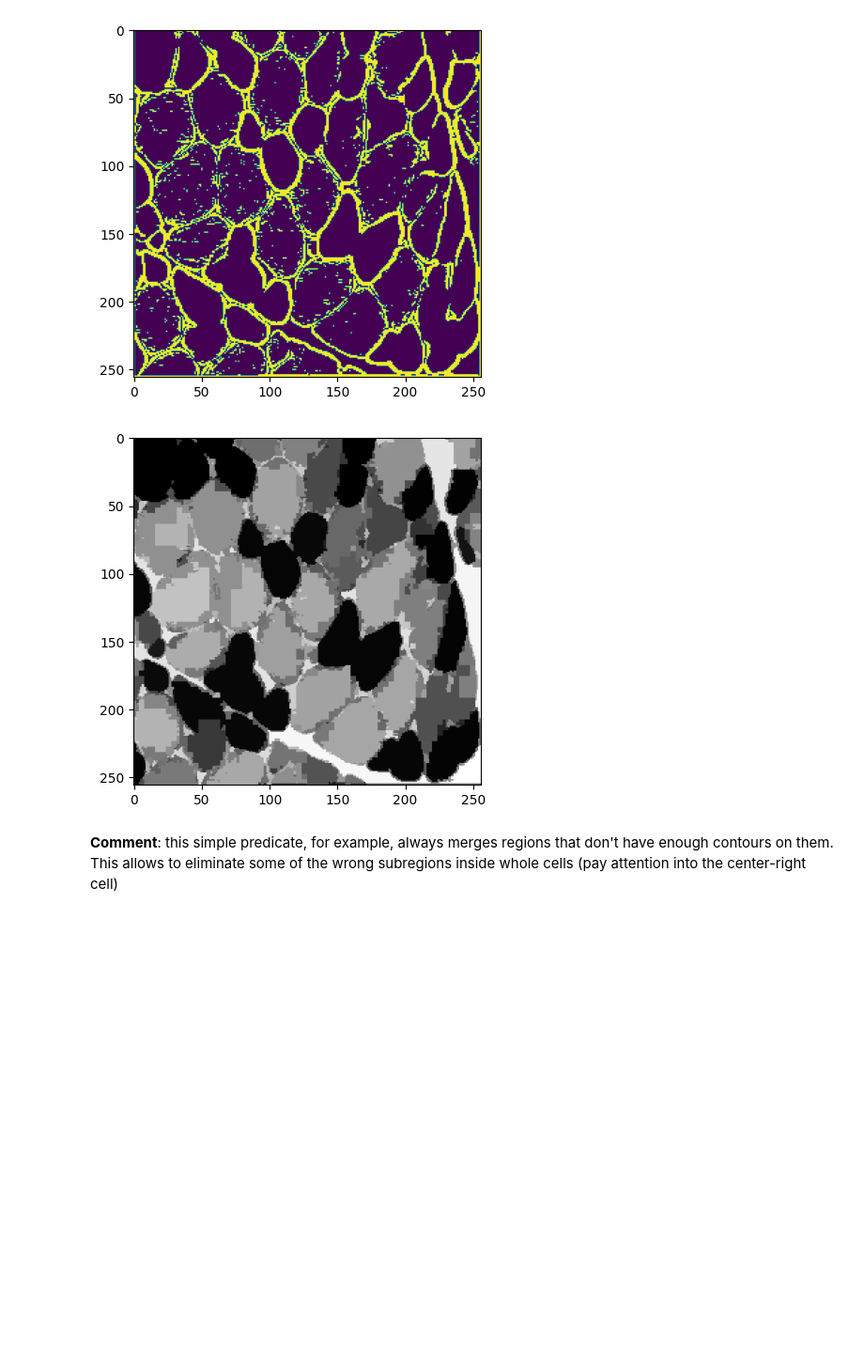
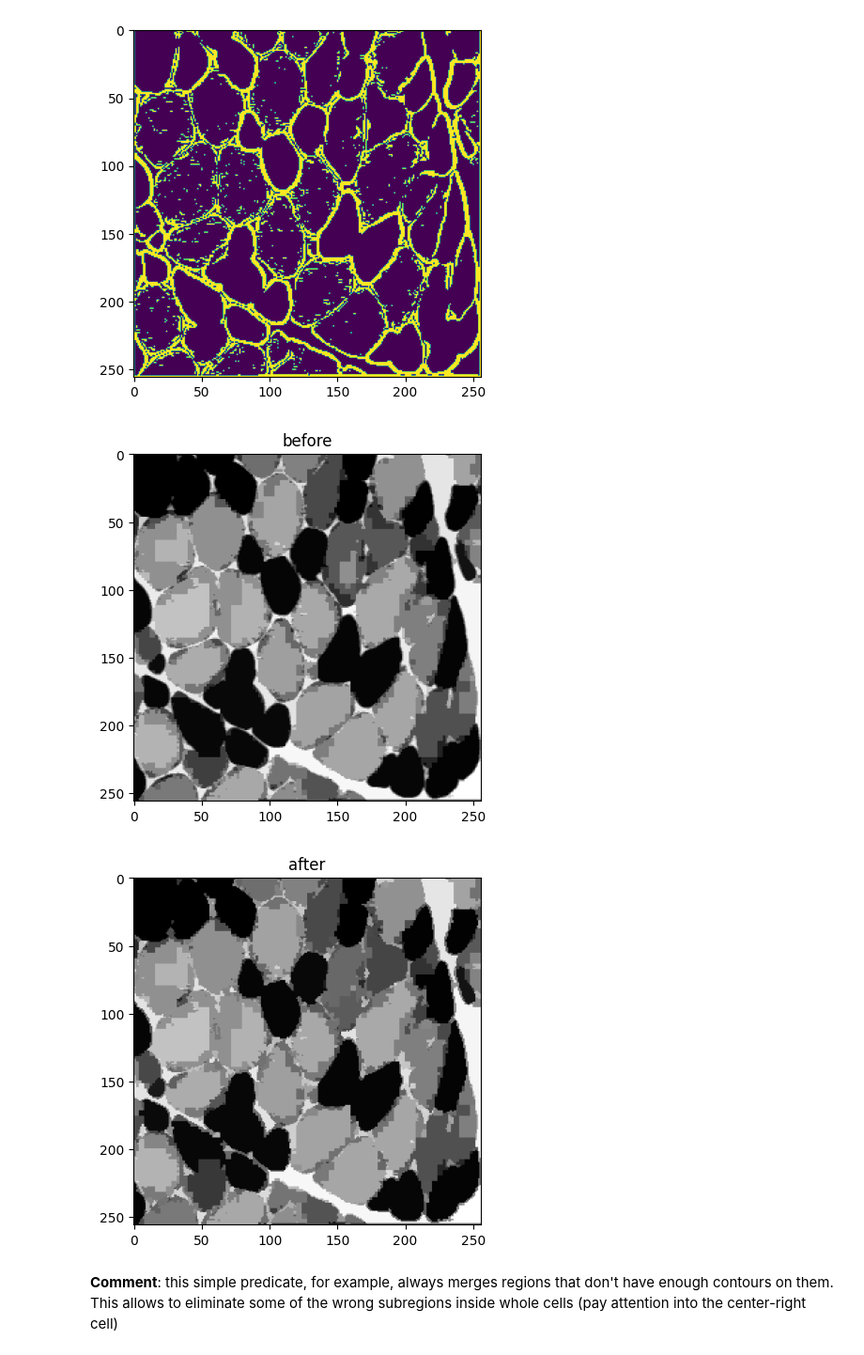
Before and after one commit to andrewerf/BIMA, a Jupyter notebook: TME7/TME7_Cosentino_Aralov.ipynb, the cells around one changed output. Shown at 94% size. Saved outputs shown, nothing was run; the diff lists cells and outputs as text; code cells hidden in the pictures; blank space fills up the shorter version.

```diff
--- a/TME7/TME7_Cosentino_Aralov.ipynb
+++ b/TME7/TME7_Cosentino_Aralov.ipynb
@@ -505,33 +505,38 @@ def predmerge_contour_overlap(b, R, *args):
     """ BlocsStat*Region*... -> bool
         If merge, R[0] is modified
         Merges if block has contours overlap
     """
     cnt = args[0]
     cnt_area_b = np.count_nonzero(cnt[b[0] : b[1], b[2] : b[3]])
     cnt_area_R = 0
     for bb in R:
         cnt_area_R += np.count_nonzero(cnt[bb[0] : bb[1], bb[2] : bb[3]])
 
     if abs(b[-2] - R[0][-2]) < args[1] or cnt_area_b < 15 and cnt_area_R < 15:
         R[0] = (
             *R[0][:4],
             R[0][-3] + b[-3],
             ( b[-3] * b[-2] + R[0][-3] * R[0][-2] ) / (b[-3] + R[0][-3]),
             R[0][-1]
         )
         R.append(b)
         return True
     else:
         return False
 
+plt.title('before')
+plt.imshow(np.abs(regions(M_sorted, img.shape)), cmap='grey')
+plt.show()
 
 img = np.asarray(Image.open('img/muscle.png'))
 cnt = compute_contrours(img)
 tree = split(img, (0, img.shape[0], 0, img.shape[1]), predsplit, 15)
 M_sorted = merge_sorted(tree, img, predmerge_contour_overlap, cnt, 20)
+plt.title('after')
 plt.imshow(np.abs(regions(M_sorted, img.shape)), cmap='grey')
 plt.show()
 # %% [output]
-[figure, old version]
+[figure, new version]
+[figure, added]
 # %% [markdown]
 **Comment**: this simple predicate, for example, always merges regions that don't have enough contours on them. This allows to eliminate some of the wrong subregions inside whole cells (pay attention into the center-right cell)
```
Also changed, not shown: 11 other files.
